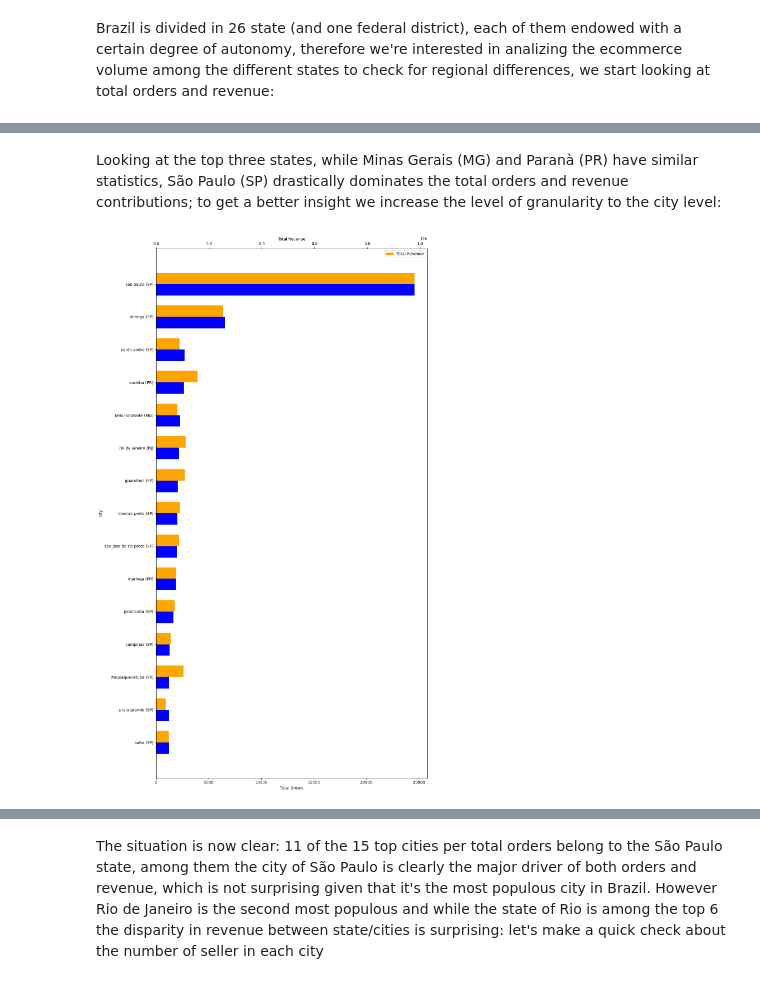
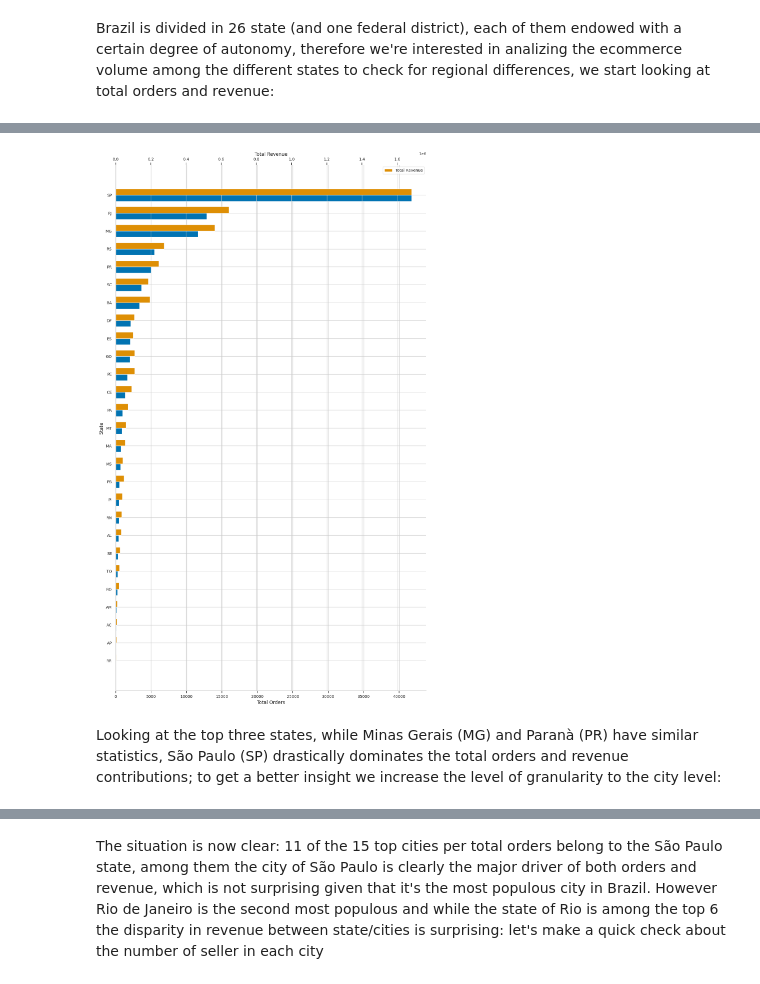
Before and after one commit to ScriptFizz/olist_data_warehouse, a Jupyter notebook: src/eda/EDA.ipynb, the cells around one changed output, grey strips where cells are left out. Saved outputs shown, nothing was run; the diff lists cells and outputs as text; code cells hidden in the pictures.

```diff
--- a/src/eda/EDA.ipynb
+++ b/src/eda/EDA.ipynb
@@ -159,39 +321,34 @@ plt.show()
+# %%
+df_state_ord = (
+    df_geo.groupby(by=["state"]).sum().sort_values(by="total_orders", ascending=True)
+)
+x_idx = np.arange(len(df_state_ord))
+bar_width = 0.35
+_, ax1 = plt.subplots(1, 1, figsize=(12, 20))
+ax1.barh(
+    x_idx,
+    df_state_ord["total_orders"],
+    height=bar_width,
+    color=COLORS["orders"],
+    label="Total Orders",
+)
+ax2 = ax1.twiny()
+ax2.barh(
+    x_idx + bar_width,
+    df_state_ord["total_revenue"],
+    height=bar_width,
+    color=COLORS["revenue"],
+    label="Total Revenue"
+)
+ax1.set_ylabel("State")
+ax1.set_xlabel("Total Orders")
+ax2.set_xlabel("Total Revenue")
+ax1.set_yticks(x_idx + bar_width / 2)
+ax1.set_yticklabels(df_state_ord.index)
+plt.legend()
+plt.tight_layout()
+plt.show()
+# %% [output]
+[figure, added]
 # %% [markdown]
 Looking at the top three states, while Minas Gerais (MG) and Paranà (PR) have similar statistics, São Paulo (SP) drastically dominates the total orders and revenue contributions; to get a better insight we increase the level of granularity to the city level:
-# %%
-df_city_ord = (
-    df_geo.groupby(by=["city", "state"])
-    .sum()
-    .sort_values(by="total_orders", ascending=True)
-    .iloc[-15:, :]
-    .reset_index()
-)
-
-x_idx = np.arange(len(df_city_ord))
-bar_width = 0.35
-_, ax1 = plt.subplots(1, 1, figsize=(12, 20))
-ax1.barh(
-    x_idx,
-    df_city_ord["total_orders"],
-    height=bar_width,
-    color="blue",
-    label="Total Orders",
-)
-ax2 = ax1.twiny()
-ax2.barh(
-    x_idx + bar_width,
-    df_city_ord["total_revenue"],
-    height=bar_width,
-    label="Total Revenue",
-    color="orange",
-)
-ax1.set_ylabel("City")
-ax1.set_xlabel("Total Orders")
-ax2.set_xlabel("Total Revenue")
-ax1.set_yticks(x_idx + bar_width / 2)
-ax1.set_yticklabels(df_city_ord["city"] + " (" + df_city_ord["state"] + ")")
-plt.legend()
-plt.tight_layout()
-plt.show()
-# %% [output]
-[figure, removed]
```
Also changed, not shown: parts of 38 cells of this notebook, 8 other files.
